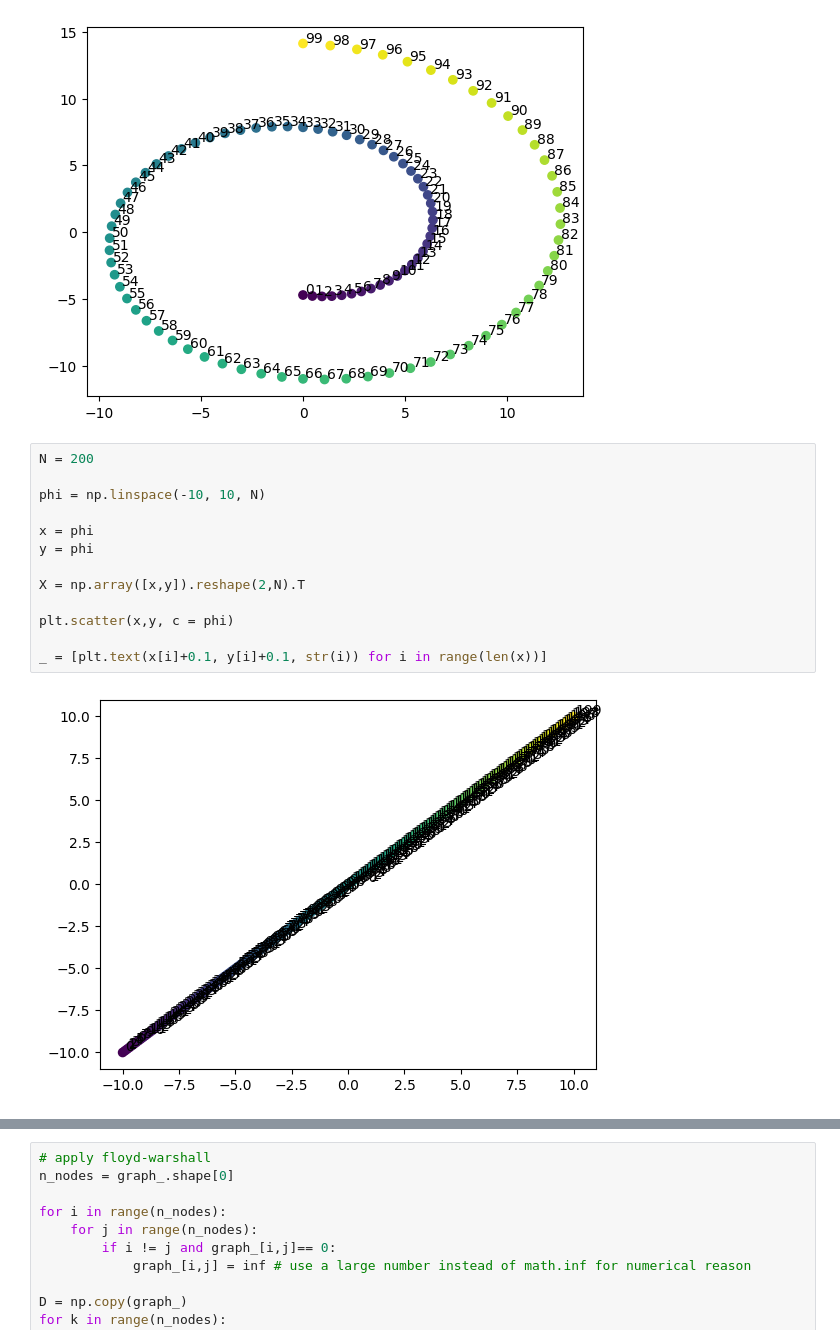
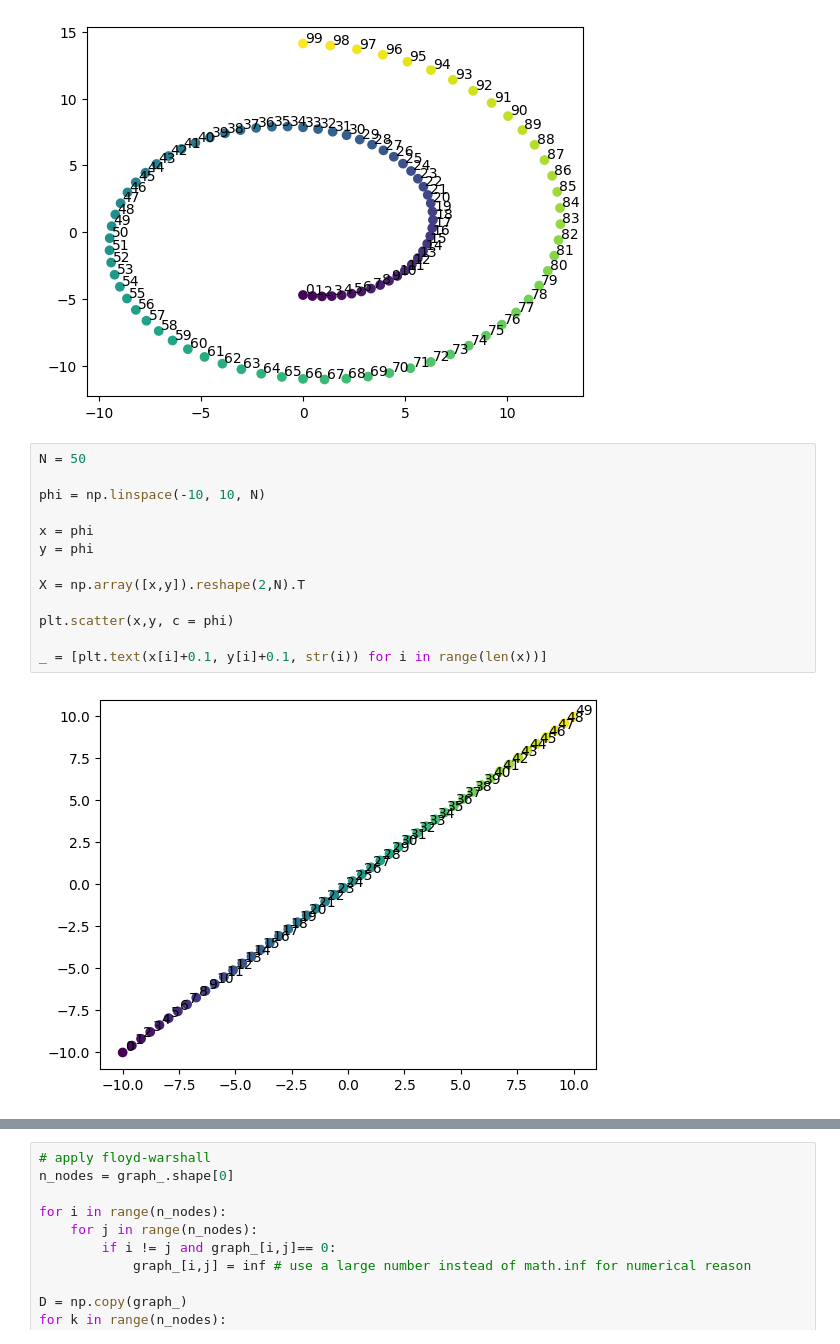
Before and after one commit to alessimichele/Unsupervised-Learning-2023, a Jupyter notebook: my_solution/Distance_matrix_ can_be_non_symmetric.ipynb, the cells around one changed output, grey strips where cells are left out. Saved outputs shown, nothing was run; the diff lists cells and outputs as text.

```diff
--- a/my_solution/Distance_matrix_ can_be_non_symmetric.ipynb
+++ b/my_solution/Distance_matrix_ can_be_non_symmetric.ipynb
@@ -21,18 +21,18 @@ _ = [plt.text(x[i]+0.1, y[i]+0.1, str(i)) for i in range(len(x))]
 # %% [output]
 [figure]
 # %%
-N = 200
+N = 50
 
 phi = np.linspace(-10, 10, N)
 
 x = phi
 y = phi
 
 X = np.array([x,y]).reshape(2,N).T
 
 plt.scatter(x,y, c = phi)
 
 _ = [plt.text(x[i]+0.1, y[i]+0.1, str(i)) for i in range(len(x))]
 # %% [output]
-[figure, old version]
+[figure, new version]
 # %%
```
Also changed, not shown: parts of 4 cells of this notebook, 4 other files.
